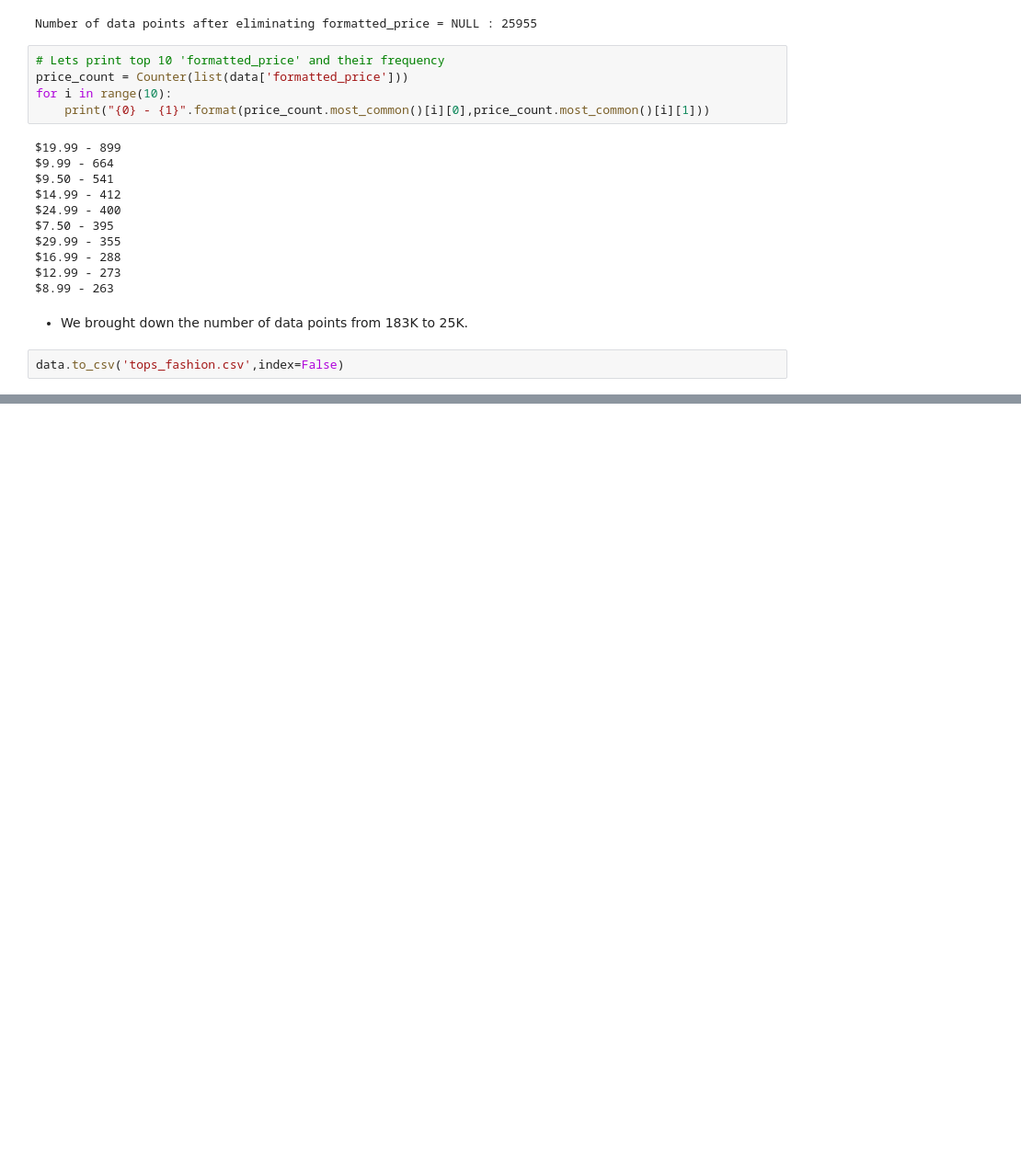
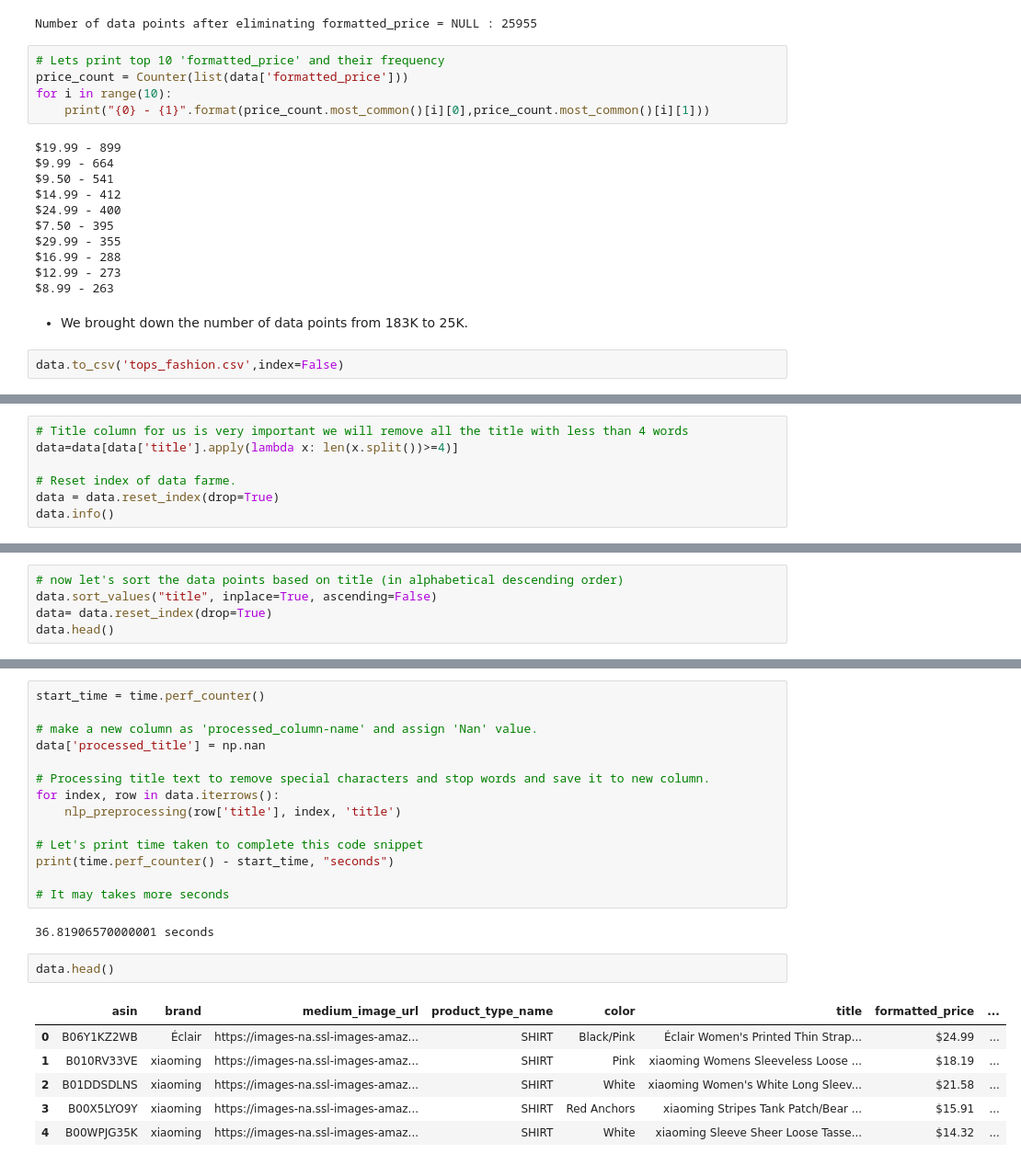
Before and after one commit to NehalGund/Product-Recommendation-System, a Jupyter notebook: Product Recommendation System.ipynb, the cells around one changed output, grey strips where cells are left out. Shown at 92% size. Cells and saved outputs as stored; diff of their text form; blank space fills up the shorter version.

```diff
--- a/Product Recommendation System.ipynb
+++ b/Product Recommendation System.ipynb
@@ -525,0 +523,7 @@ data.to_csv('tops_fashion.csv',index=False)
+# %%
+# Title column for us is very important we will remove all the title with less than 4 words
+data=data[data['title'].apply(lambda x: len(x.split())>=4)]
+
+# Reset index of data farme.
+data = data.reset_index(drop=True)
+data.info()
@@ -525,0 +545,5 @@ data.to_csv('tops_fashion.csv',index=False)
+# %%
+# now let's sort the data points based on title (in alphabetical descending order)
+data.sort_values("title", inplace=True, ascending=False)
+data= data.reset_index(drop=True)
+data.head()
@@ -525,0 +624,25 @@ data.to_csv('tops_fashion.csv',index=False)
+# %%
+start_time = time.perf_counter()
+
+# make a new column as 'processed_column-name' and assign 'Nan' value.
+data['processed_title'] = np.nan
+
+# Processing title text to remove special characters and stop words and save it to new column.
+for index, row in data.iterrows():
+    nlp_preprocessing(row['title'], index, 'title')
+
+# Let's print time taken to complete this code snippet
+print(time.perf_counter() - start_time, "seconds")
+
+# It may takes more seconds
+# %% [output]
+36.81906570000001 seconds
+# %%
+data.head()
+# %% [output]
+|  | asin | brand | medium_image_url | product_type_name | color | title | formatted_price | ... |
+| 0 | B06Y1KZ2WB | Éclair | https://images-na.ssl-images-amaz... | SHIRT | Black/Pink | Éclair Women's Printed Thin Strap... | $24.99 | ... |
+| 1 | B010RV33VE | xiaoming | https://images-na.ssl-images-amaz... | SHIRT | Pink | xiaoming Womens Sleeveless Loose ... | $18.19 | ... |
+| 2 | B01DDSDLNS | xiaoming | https://images-na.ssl-images-amaz... | SHIRT | White | xiaoming Women's White Long Sleev... | $21.58 | ... |
+| 3 | B00X5LYO9Y | xiaoming | https://images-na.ssl-images-amaz... | SHIRT | Red Anchors | xiaoming Stripes Tank Patch/Bear ... | $15.91 | ... |
+| 4 | B00WPJG35K | xiaoming | https://images-na.ssl-images-amaz... | SHIRT | White | xiaoming Sleeve Sheer Loose Tasse... | $14.32 | ... |
```
Also changed, not shown: parts of 43 cells of this notebook.
